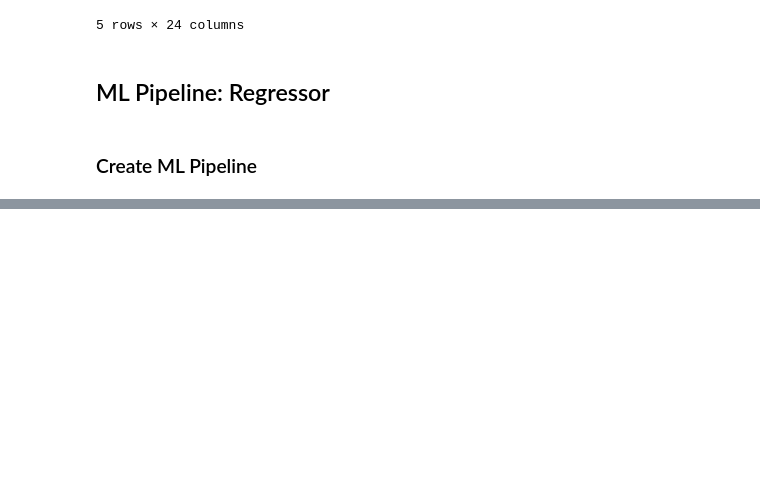
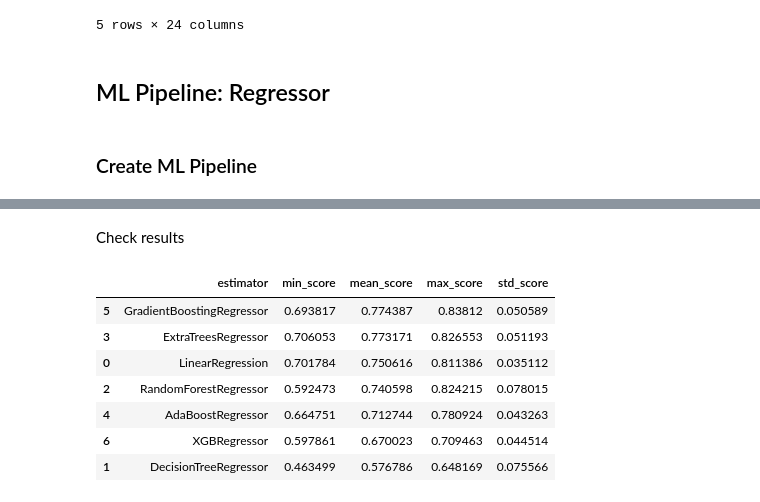
Before and after one commit to davep33l/pp5-house-price-predictor, a Jupyter notebook: jupyter_notebooks/5_Modelling_And_Evaluation.ipynb, the cells around one changed output, grey strips where cells are left out. Cells and saved outputs as stored; diff of their text form; code cells hidden in the pictures; blank space fills up the shorter version.

Commit message:
Add initial Grid Search for best Algo

```diff
--- a/jupyter_notebooks/5_Modelling_And_Evaluation.ipynb
+++ b/jupyter_notebooks/5_Modelling_And_Evaluation.ipynb
@@ -120,0 +180,11 @@ def PipelineOptimization(model):
+# %%
+from sklearn.model_selection import train_test_split
+X_train, X_test, y_train, y_test = train_test_split(
+    df.drop(['SalePrice'], axis=1),
+    df['SalePrice'],
+    test_size=0.2,
+    random_state=0
+)
+
+print("* Train set:", X_train.shape, y_train.shape,
+      "\n* Test set:",  X_test.shape, y_test.shape)
@@ -120,0 +198,20 @@ def PipelineOptimization(model):
+# %%
+models_quick_search = {
+    'LinearRegression': LinearRegression(),
+    "DecisionTreeRegressor": DecisionTreeRegressor(random_state=0),
+    "RandomForestRegressor": RandomForestRegressor(random_state=0),
+    "ExtraTreesRegressor": ExtraTreesRegressor(random_state=0),
+    "AdaBoostRegressor": AdaBoostRegressor(random_state=0),
+    "GradientBoostingRegressor": GradientBoostingRegressor(random_state=0),
+    "XGBRegressor": XGBRegressor(random_state=0),
+}
+
+params_quick_search = {
+    'LinearRegression': {},
+    "DecisionTreeRegressor": {},
+    "RandomForestRegressor": {},
+    "ExtraTreesRegressor": {},
+    "AdaBoostRegressor": {},
+    "GradientBoostingRegressor": {},
+    "XGBRegressor": {},
+}
@@ -120,0 +220,3 @@ def PipelineOptimization(model):
+# %%
+search = HyperparameterOptimizationSearch(models=models_quick_search, params=params_quick_search)
+search.fit(X_train, y_train, scoring='r2', n_jobs=-1, cv=5)
@@ -120,0 +245,14 @@ def PipelineOptimization(model):
+# %% [markdown]
+Check results
+# %%
+grid_search_summary, grid_search_pipelines = search.score_summary(sort_by='mean_score')
+grid_search_summary
+# %% [output]
+|  | estimator | min_score | mean_score | max_score | std_score |
+| 5 | GradientBoostingRegressor | 0.693817 | 0.774387 | 0.83812 | 0.050589 |
+| 3 | ExtraTreesRegressor | 0.706053 | 0.773171 | 0.826553 | 0.051193 |
+| 0 | LinearRegression | 0.701784 | 0.750616 | 0.811386 | 0.035112 |
+| 2 | RandomForestRegressor | 0.592473 | 0.740598 | 0.824215 | 0.078015 |
+| 4 | AdaBoostRegressor | 0.664751 | 0.712744 | 0.780924 | 0.043263 |
+| 6 | XGBRegressor | 0.597861 | 0.670023 | 0.709463 | 0.044514 |
+| 1 | DecisionTreeRegressor | 0.463499 | 0.576786 | 0.648169 | 0.075566 |
```
Also changed, not shown: parts of 10 cells of this notebook.
